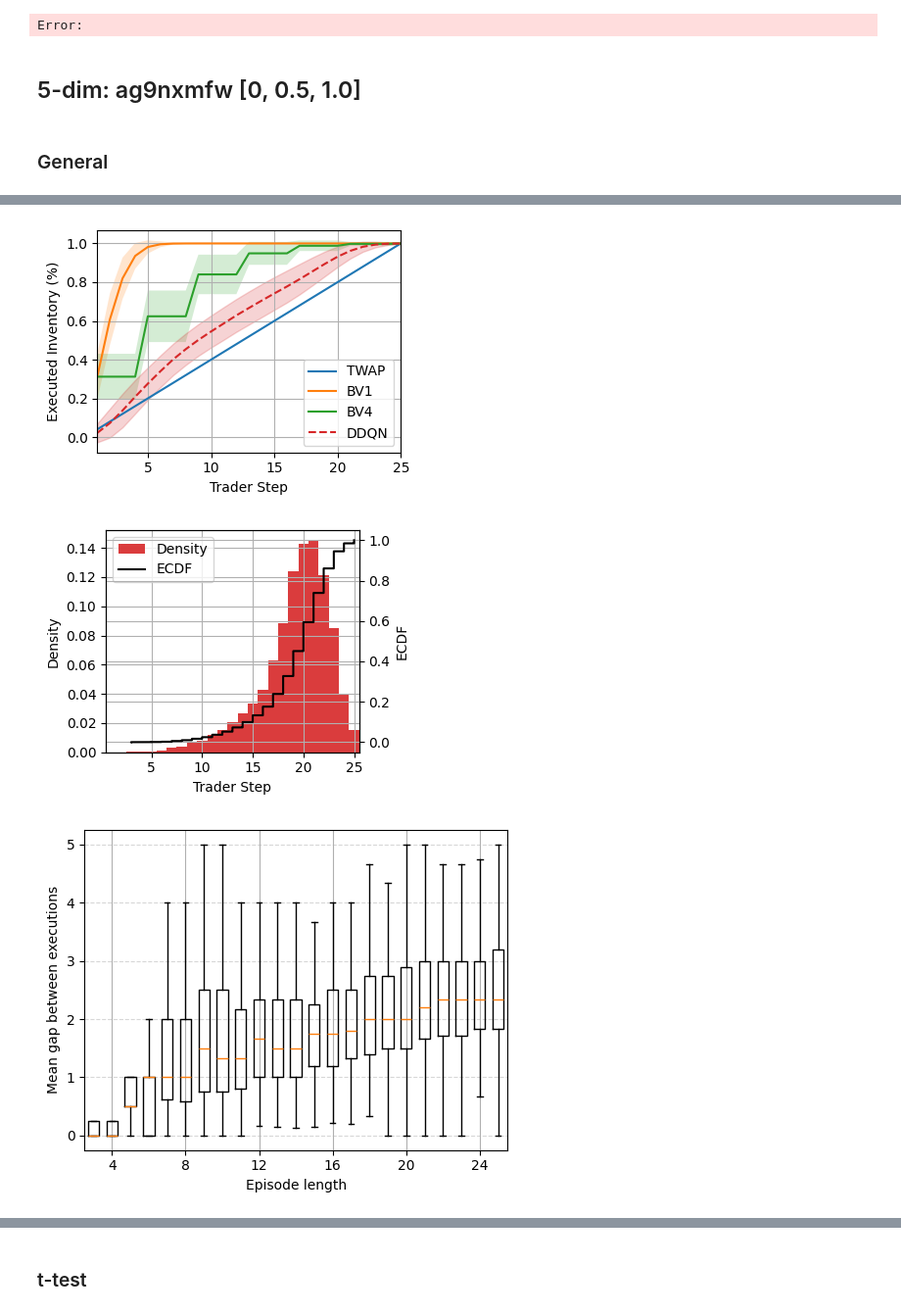
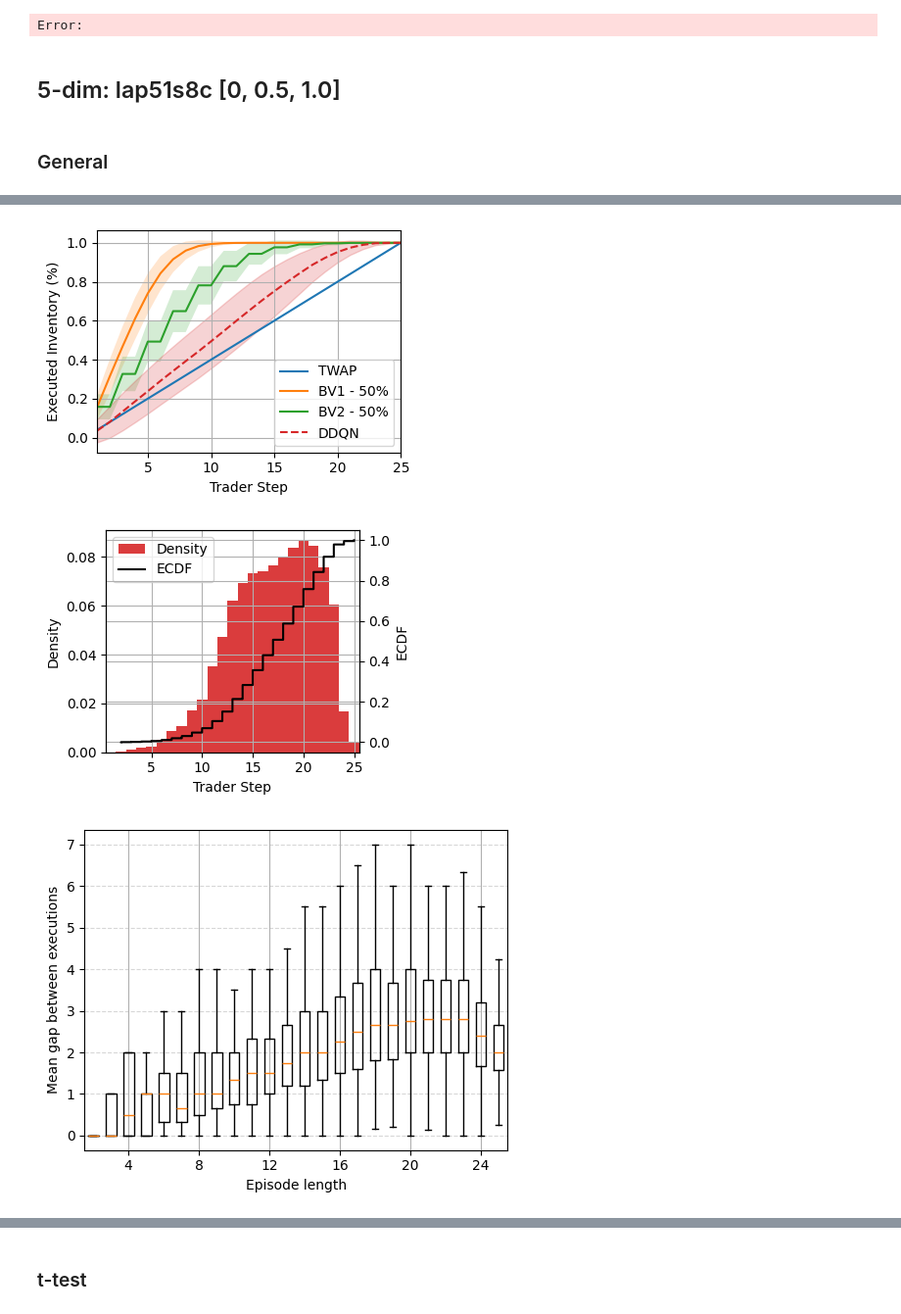
Before and after one commit to TomasEspana/qrm_optimal_execution, a Jupyter notebook: main.ipynb, the cells around one changed output, grey strips where cells are left out. Shown at 98% size. Saved outputs shown, nothing was run; the diff lists cells and outputs as text; code cells hidden in the pictures.

```diff
--- a/main.ipynb
+++ b/main.ipynb
@@ -304,7 +304,7 @@ def plot_overview(
     # ax1.set_title(f"{title} — IS (all methods, symmetric)", fontsize=11)
     ax1.set_xlabel('Implementation Shortfall')
     ax1.set_ylabel('Density')
-    extra = 2.5
+    extra = 1
     ax1.set_xlim(x_sym.min() + extra, x_sym.max() - extra)
     ax1.grid(True)
     ax1.legend()
@@ -1167,21 +1167,21 @@ save_action_surface_pdf(elev, azim, show_action, q_values, n_grid, time_pct, inv
 # %% [output]
 Error:
 # %% [markdown]
-## 5-dim: ag9nxmfw [0, 0.5, 1.0]
+## 5-dim: lap51s8c [0, 0.5, 1.0]
 # %% [markdown]
 ### General
 # %%
-run_id = 'ag9nxmfw'
+run_id = 'lap51s8c'
 state_dim = 5
-action_dim = 2
+action_dim = 3
 initial_inventory = 25
 th = 600
 ts = 25
-types = ['twap', 'front_load', 'best_volume_2', 'best_volume_3', 'best_volume_4', 'ddqn']
-types = ['twap', 'front_load', 'best_volume_4', 'ddqn']
+types = ['twap', 'front_load', 'front_load_half', 'best_volume_half_2', 'best_volume_half_3', 'best_volume_4', 'ddqn']
+types = ['twap', 'front_load_half', 'best_volume_half_2', 'ddqn']
 run_ids = ['c1'] * (len(types)-1) + [run_id]
-run_labels = ['TWAP', 'BV1', 'BV4', 'DDQN']
-best_labels = ['TWAP', 'BV1', 'BV4', 'DDQN']
+run_labels = ['TWAP', 'BV1 - 50%', 'BV2 - 50%', 'DDQN']
+best_labels = ['TWAP', 'BV1 - 50%', 'BV2 - 50%', 'DDQN']
 
 ### --------------- #############################################
 
@@ -1232,3 +1232,3 @@ plot_intra_mean_distance_boxplots(executed, trader_times_full, run_id)
-[figure, old version]
+[figure, new version]
-[figure, old version]
+[figure, new version]
-[figure, old version]
+[figure, new version]
```
Also changed, not shown: parts of 9 cells of this notebook, 6 other files.
